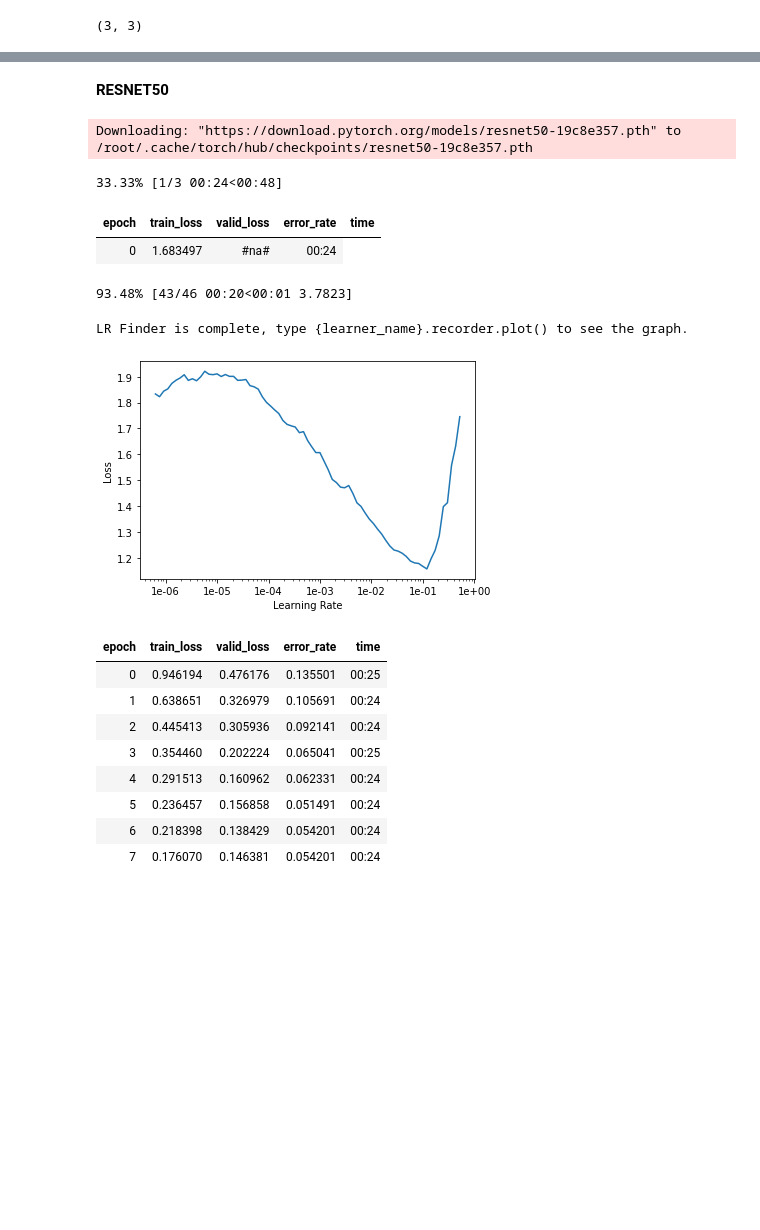
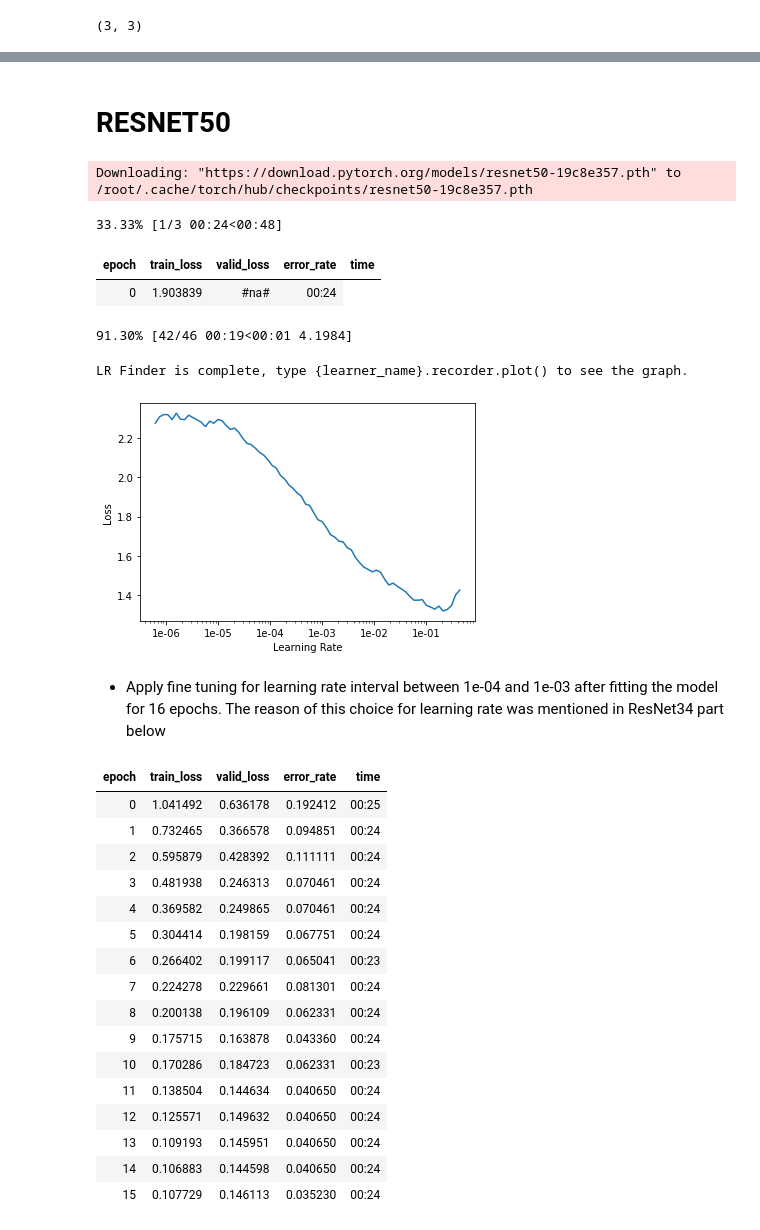
Before and after one commit to sefeoglu/DeepLearningProjectsandKaggleCompetitions, a Jupyter notebook: SimpleMaskClassification.ipynb, the cells around one changed output, grey strips where cells are left out. Drawn from its saved outputs; the diff is of its cells as text; code cells hidden in the pictures; blank space fills up the shorter version.

```diff
--- a/SimpleMaskClassification.ipynb
+++ b/SimpleMaskClassification.ipynb
@@ -192,8 +209,8 @@ learn.fit_one_cycle(1)
 # %% [markdown]
-**RESNET50**
+# **RESNET50**
 # %%
 data = ImageDataBunch.from_name_re(path_img, fnames, pat, ds_tfms=get_transforms(),
-                                   size=299, bs=bs//2).normalize(imagenet_stats)
+                                   size=300, bs=bs//2).normalize(imagenet_stats)
 # %%
 learn = cnn_learner(data, models.resnet50, metrics=error_rate)
 # %% [output]
@@ -204,19 +221,29 @@ learn.recorder.plot()
 # %% [output]
 33.33% [1/3 00:24<00:48]
 | epoch | train_loss | valid_loss | error_rate | time |
-| 0 | 1.683497 | #na# | 00:24 |
+| 0 | 1.903839 | #na# | 00:24 |
-93.48% [43/46 00:20<00:01 3.7823]
+91.30% [42/46 00:19<00:01 4.1984]
 LR Finder is complete, type {learner_name}.recorder.plot() to see the graph.
-[figure, old version]
+[figure, new version]
+# %% [markdown]
+* Apply fine tuning for learning rate interval between 1e-04 and 1e-03 after fitting the model for 16 epochs. The reason of this choice for learning rate was mentioned in ResNet34 part below
 # %%
-learn.fit_one_cycle(8)
+learn.fit_one_cycle(16)
 # %% [output]
 | epoch | train_loss | valid_loss | error_rate | time |
-| 0 | 0.946194 | 0.476176 | 0.135501 | 00:25 |
-| 1 | 0.638651 | 0.326979 | 0.105691 | 00:24 |
-| 2 | 0.445413 | 0.305936 | 0.092141 | 00:24 |
-| 3 | 0.354460 | 0.202224 | 0.065041 | 00:25 |
-| 4 | 0.291513 | 0.160962 | 0.062331 | 00:24 |
-| 5 | 0.236457 | 0.156858 | 0.051491 | 00:24 |
-| 6 | 0.218398 | 0.138429 | 0.054201 | 00:24 |
-| 7 | 0.176070 | 0.146381 | 0.054201 | 00:24 |
+| 0 | 1.041492 | 0.636178 | 0.192412 | 00:25 |
+| 1 | 0.732465 | 0.366578 | 0.094851 | 00:24 |
+| 2 | 0.595879 | 0.428392 | 0.111111 | 00:24 |
+| 3 | 0.481938 | 0.246313 | 0.070461 | 00:24 |
+| 4 | 0.369582 | 0.249865 | 0.070461 | 00:24 |
+| 5 | 0.304414 | 0.198159 | 0.067751 | 00:24 |
+| 6 | 0.266402 | 0.199117 | 0.065041 | 00:23 |
+| 7 | 0.224278 | 0.229661 | 0.081301 | 00:24 |
+| 8 | 0.200138 | 0.196109 | 0.062331 | 00:24 |
+| 9 | 0.175715 | 0.163878 | 0.043360 | 00:24 |
+| 10 | 0.170286 | 0.184723 | 0.062331 | 00:23 |
+| 11 | 0.138504 | 0.144634 | 0.040650 | 00:24 |
+| 12 | 0.125571 | 0.149632 | 0.040650 | 00:24 |
+| 13 | 0.109193 | 0.145951 | 0.040650 | 00:24 |
+| 14 | 0.106883 | 0.144598 | 0.040650 | 00:24 |
+| 15 | 0.107729 | 0.146113 | 0.035230 | 00:24 |
```
Also changed, not shown: parts of 55 cells of this notebook.
